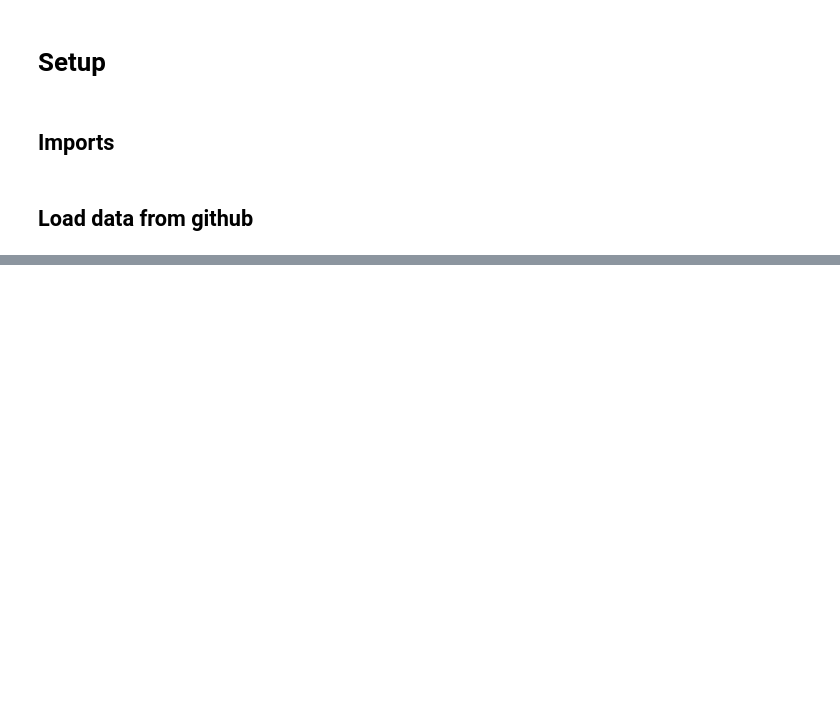
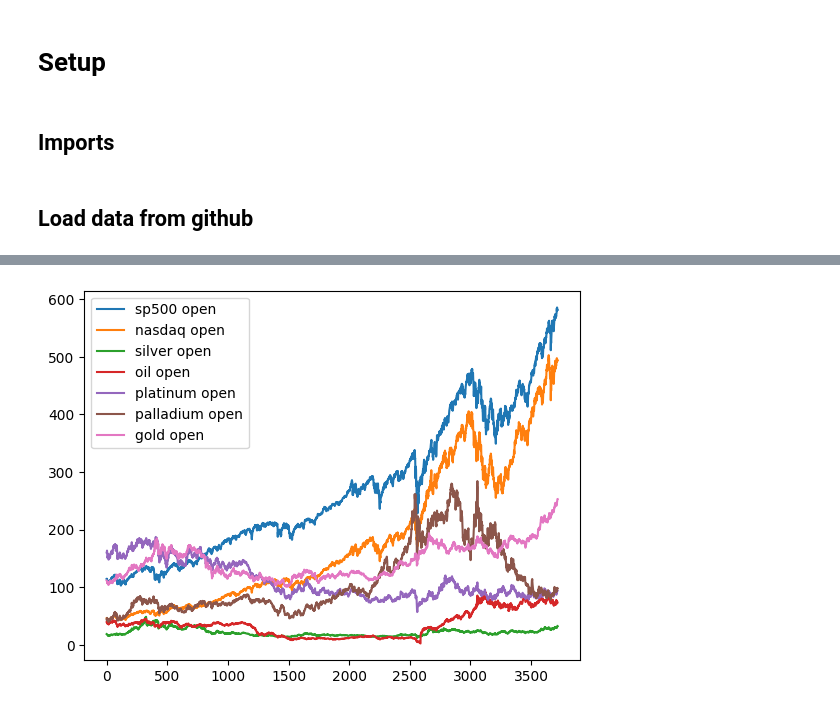
Before and after one commit to luck058/kaggle-gold-price-analysis, a Jupyter notebook: kaggle_gold_price_analysis.ipynb, the cells around one changed output, grey strips where cells are left out. Drawn from its saved outputs; the diff is of its cells as text; code cells hidden in the pictures; blank space fills up the shorter version.

```diff
--- a/kaggle_gold_price_analysis.ipynb
+++ b/kaggle_gold_price_analysis.ipynb
@@ -46,0 +80,16 @@ df_dropped.to_csv('financial_regression_cleaned.csv')
+# %%
+df_open = pd.DataFrame()
+
+for column in df.columns[2:-1]:
+    if "volume" in column:
+        continue
+    if "open" not in column:
+        continue
+
+    df_open[column] = df[column]
+
+    plt.plot(df[column], label=column)
+plt.legend()
+plt.show()
+# %% [output]
+[figure, added]
```
Also changed, not shown: parts of 14 cells of this notebook.
